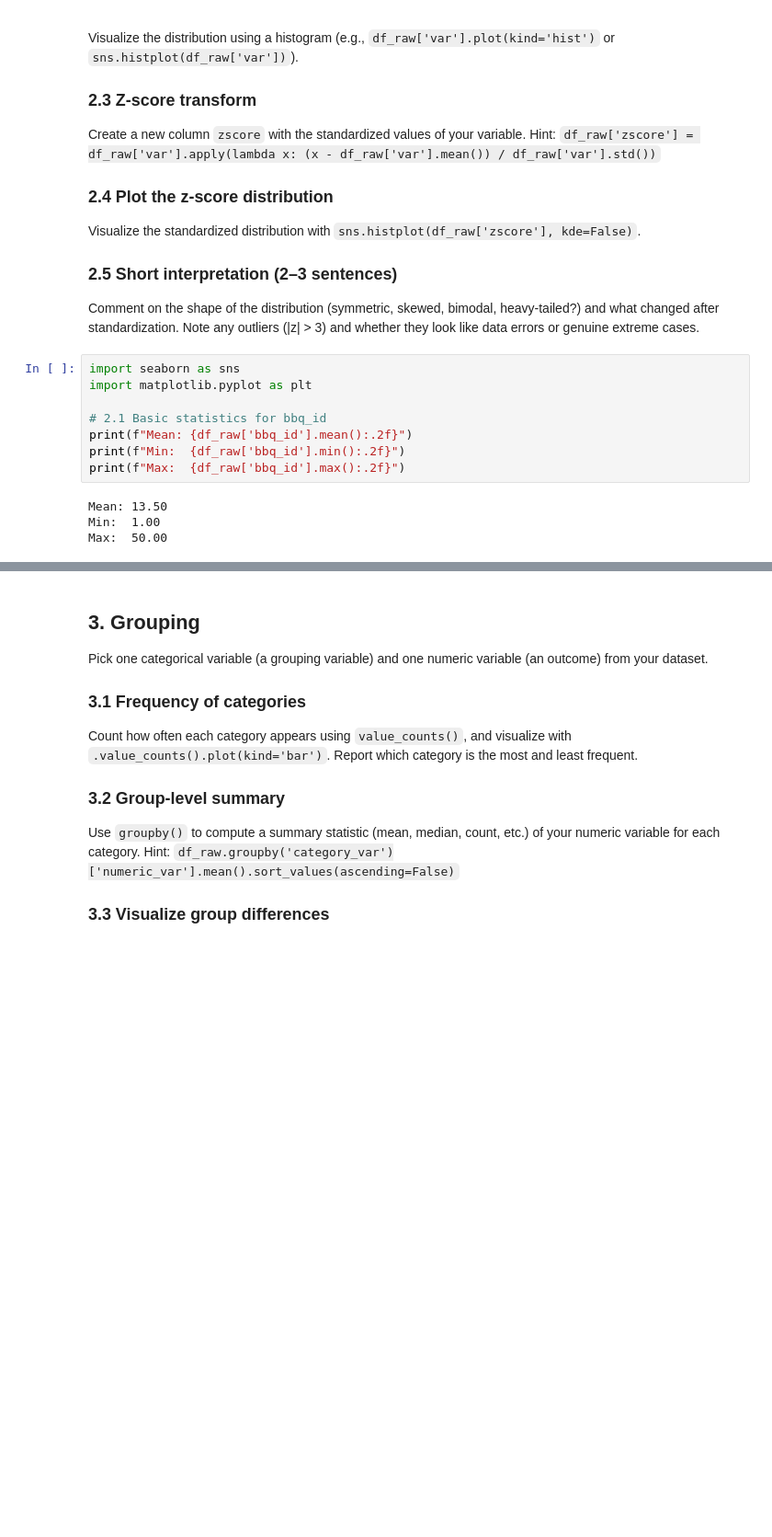
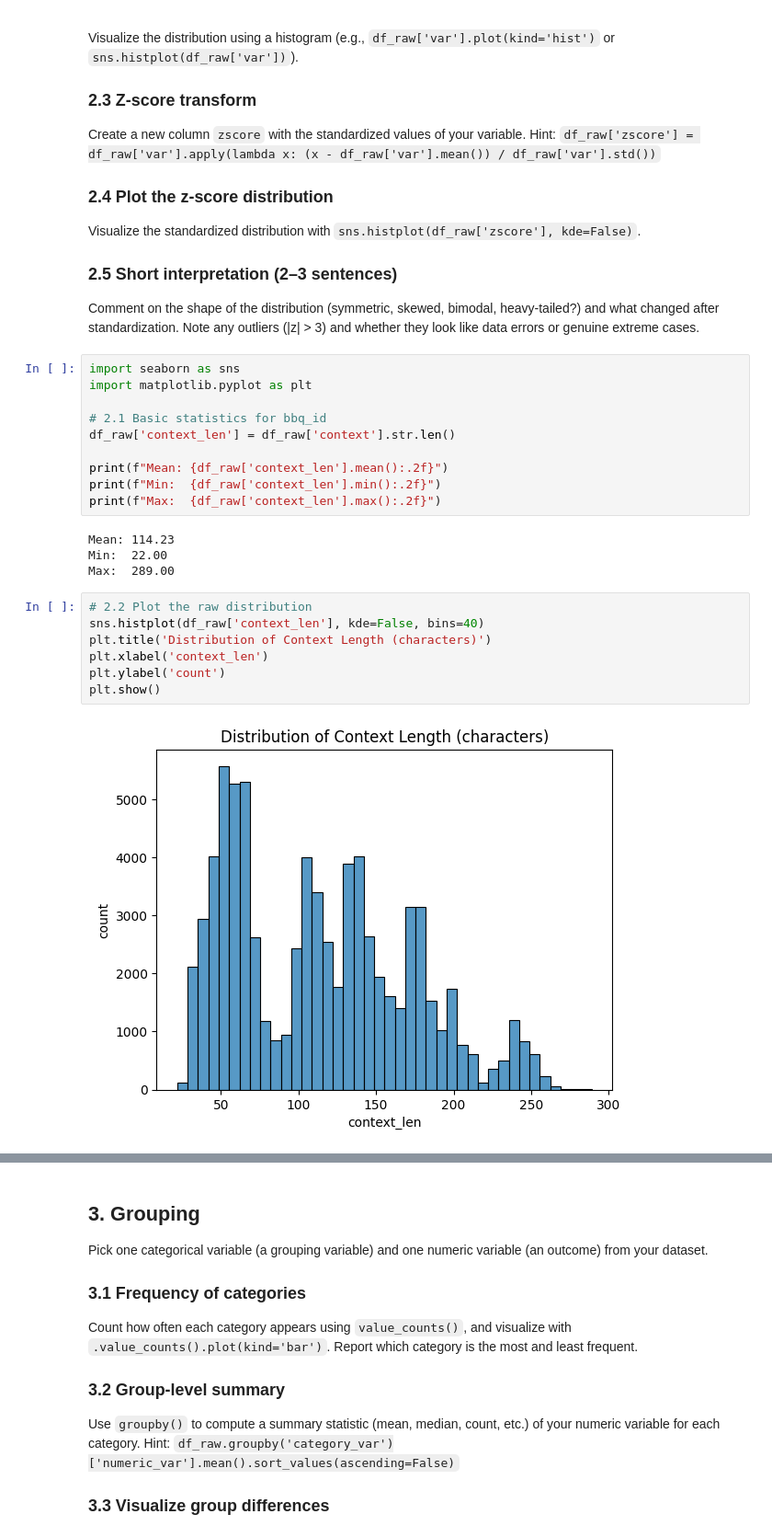
Before and after one commit to jeongnim078/NLP, a Jupyter notebook: asgmt1_explore_your_dataset.ipynb, the cells around one changed output, grey strips where cells are left out. Shown at 92% size. Cells and saved outputs as stored; diff of their text form; blank space fills up the shorter version.

```diff
--- a/asgmt1_explore_your_dataset.ipynb
+++ b/asgmt1_explore_your_dataset.ipynb
@@ -180,10 +222,21 @@ import seaborn as sns
 import matplotlib.pyplot as plt
 
 # 2.1 Basic statistics for bbq_id
-print(f"Mean: {df_raw['bbq_id'].mean():.2f}")
-print(f"Min:  {df_raw['bbq_id'].min():.2f}")
-print(f"Max:  {df_raw['bbq_id'].max():.2f}")
+df_raw['context_len'] = df_raw['context'].str.len()
+
+print(f"Mean: {df_raw['context_len'].mean():.2f}")
+print(f"Min:  {df_raw['context_len'].min():.2f}")
+print(f"Max:  {df_raw['context_len'].max():.2f}")
 # %% [output]
-Mean: 13.50
-Min:  1.00
-Max:  50.00
+Mean: 114.23
+Min:  22.00
+Max:  289.00
+# %%
+# 2.2 Plot the raw distribution
+sns.histplot(df_raw['context_len'], kde=False, bins=40)
+plt.title('Distribution of Context Length (characters)')
+plt.xlabel('context_len')
+plt.ylabel('count')
+plt.show()
+# %% [output]
+[figure, added]
```
Also changed, not shown: parts of 14 cells of this notebook.
